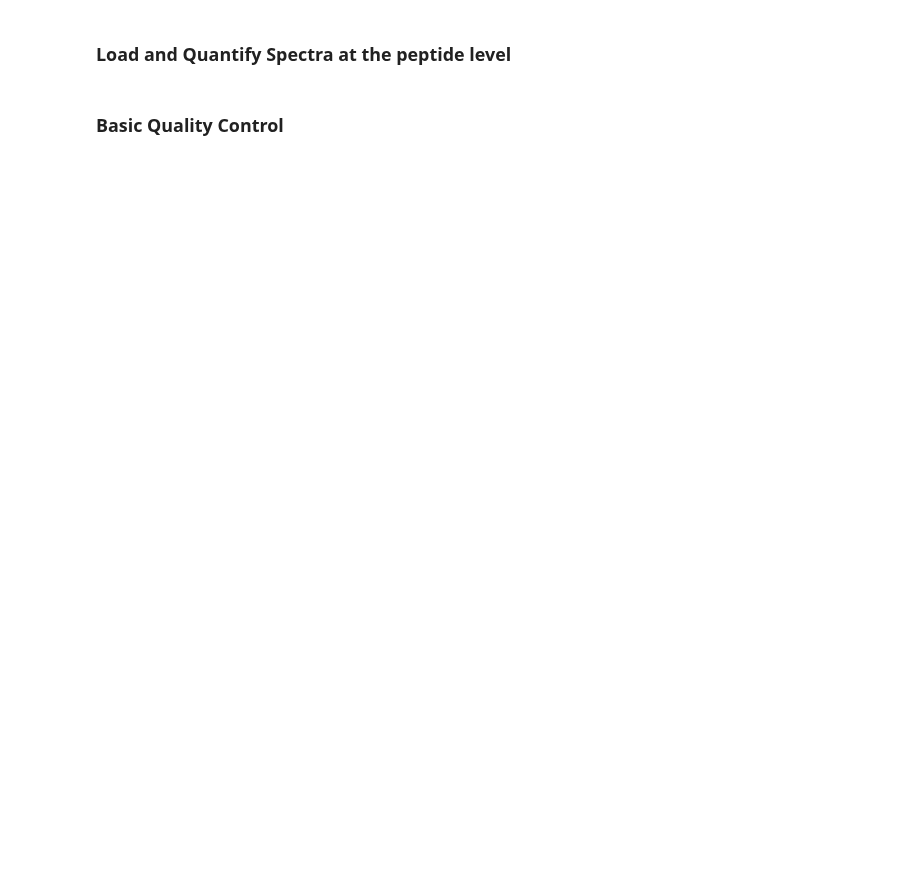
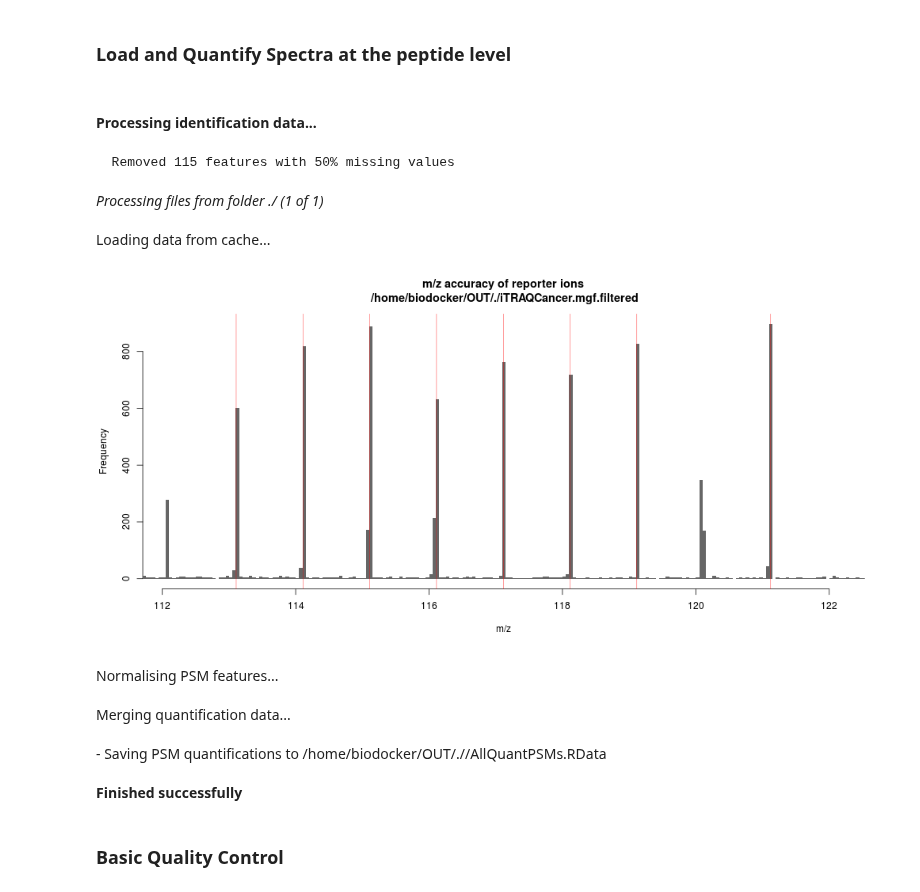
Before and after one commit to ProtProtocols/IsoProt, a Jupyter notebook: Isobaric_Workflow.ipynb, the cells around one changed output. Cells and saved outputs as stored; diff of their text form; code cells hidden in the pictures; blank space fills up the shorter version.

```diff
--- a/Isobaric_Workflow.ipynb
+++ b/Isobaric_Workflow.ipynb
@@ -508,13 +540,16 @@ for s in samples:
         # remove all unidentified spectra
         qnt[[i]] <- removeNoId(qnt[[i]])
 
-        # normalise
-        qnt[[i]] <- normalise(qnt[[i]],"center.median")
+        # MSnbase function generates unwanted negative values: qnt[[i]] <- normalise(qnt[[i]],"center.median")
 
-        exprs(qnt[[i]]) <- log2(exprs(qnt[[i]]))
+        # log-transformation
+        tdat <- log2(exprs(qnt[[i]]))
 
         # set -Inf to NA
-        exprs(qnt[[i]])[exprs(qnt[[i]]) == -Inf] <- NA
+        tdat[tdat == -Inf] <- NA
+
+        # normalize by subtracing col-wise median
+        exprs(qnt[[i]]) <- t(t(tdat) - apply(tdat, 2, median, na.rm=T))
 
         # update feature names in preparation of merging
         qnt[[i]] <- updateFeatureNames(qnt[[i]],label = paste("Sample",i))
@@ -534,33 +569,43 @@ for s in samples:
         stop("Error: Experimental design does not fit the number of quantified samples.")
     }
 
     # merge the annotations
     pdata.org <- pData(allqnt)
     pdata.combined <- merge(pdata.org, SampleExpDesign, all.x = T, all.y = F, by.x = 0, by.y = "channel")
     rownames(pdata.combined) <- pdata.combined[, "Row.names"]
     pdata.combined$Row.names <- NULL
     outfile <- paste(sampledirs[s],"/AllQuantPSMs.RData",sep="")
     ''')
 
     # save the quant data
     display(HTML("\r - Saving PSM quantifications to " + str(ro.r.outfile[0])))
     ro.reval('''
     # save
     pData(allqnt) <- pdata.combined[colnames(allqnt), ]
 
     ## Setting the stage for the iPQF inference method
     names(fData(allqnt))[which(names(fData(allqnt))=="Protein.s.")] <- "accession"
     names(fData(allqnt))[which(names(fData(allqnt))=="Variable.Modifications")] <- "modifications"
     names(fData(allqnt))[which(names(fData(allqnt))=="m.z")] <- "mass_to_charge"
     names(fData(allqnt))[which(names(fData(allqnt))=="Confidence....")] <- "search_engine_score"
 
 
     write.csv(cbind(fData(allqnt),exprs(allqnt)),paste(sampledirs[s],"/AllQuantPSMs.csv",sep=""))
     save(allqnt, file= outfile)
 
     PSMDat[[s]] <- allqnt
     ''')
 display(HTML("<b>Finished successfully</b>"))
+# %% [output]
+Processing identification data...
+  Removed 115 features with 50% missing values
+Processing files from folder ./ (1 of 1)
+Loading data from cache...
+[figure, added]
+Normalising PSM features...
+Merging quantification data...
+- Saving PSM quantifications to /home/biodocker/OUT/.//AllQuantPSMs.RData
+Finished successfully
 # %% [markdown]
 ### Basic Quality Control
 # %%
```
Also changed, not shown: parts of 9 cells of this notebook, 2 other files.
